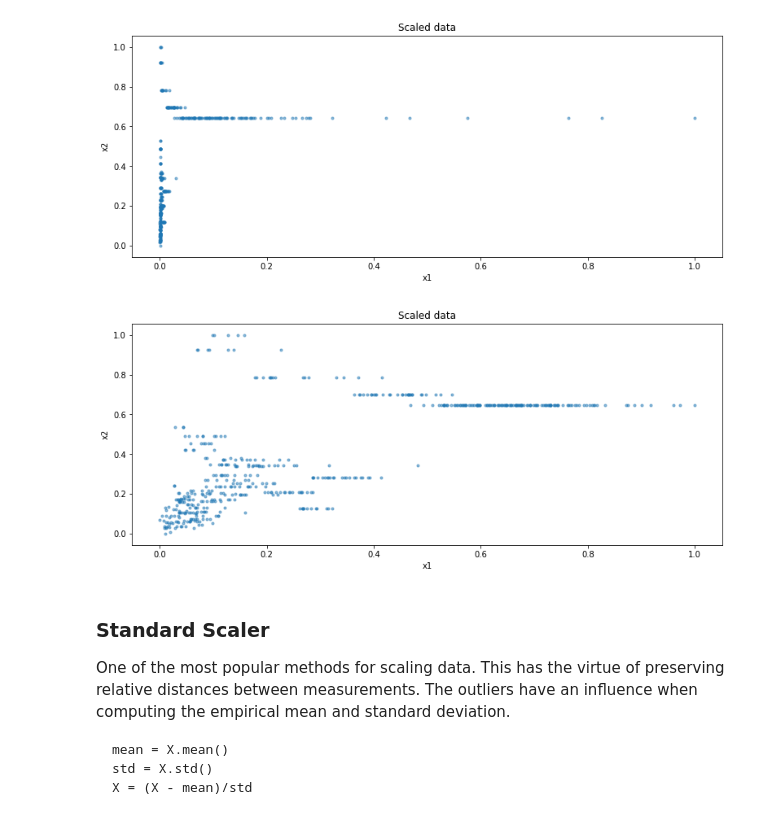
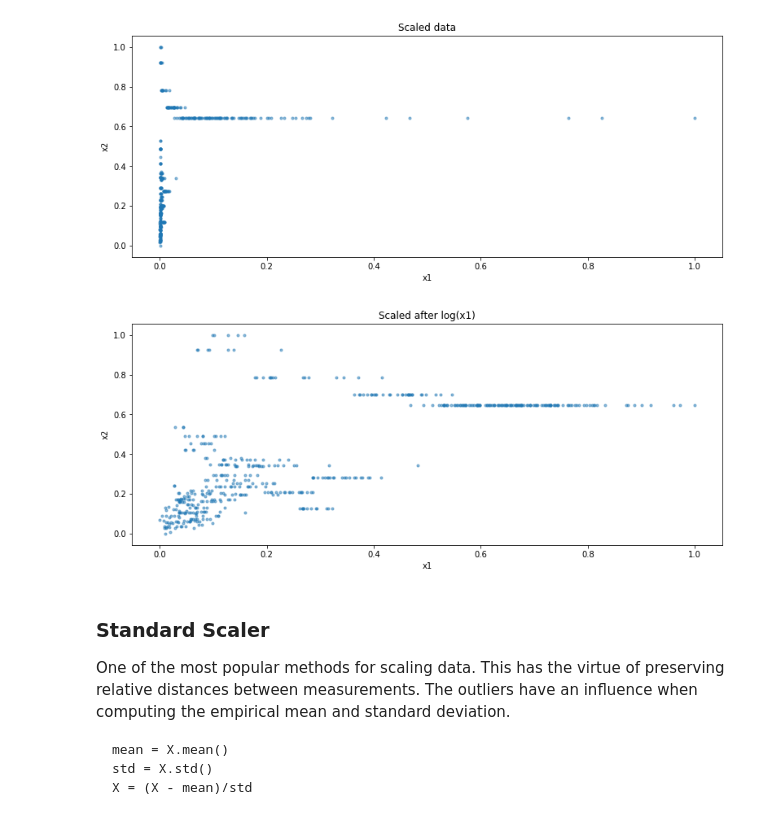
Before and after one commit to yanneta/ML-notebooks, a Jupyter notebook: feature_eng_lecture.ipynb, the cells around one changed output. Cells and saved outputs as stored; diff of their text form; code cells hidden in the pictures.

```diff
--- a/feature_eng_lecture.ipynb
+++ b/feature_eng_lecture.ipynb
@@ -215,10 +213,10 @@ x1 = X_train_scaled[:,0]
 x2 = X_train_scaled[:,1]
 
 
-def plot_x1_x2(x1, x2):
+def plot_x1_x2(x1, x2, title='Scaled data' ):
     area = np.pi*3
     plt.scatter(x1, x2, s=area, alpha=0.5)
-    plt.title('Scaled data')
+    plt.title(title)
     plt.xlabel('x1')
     plt.ylabel('x2')
     plt.show()
@@ -229,10 +227,10 @@ plot_x1_x2(x1, x2)
 # %%
 scaler = MinMaxScaler()
 X[:,0] = np.log(X[:,0] + 0.1)
 X_scaled = scaler.fit_transform(X.copy(), 4)
-plot_x1_x2(X_scaled[:,0], X_scaled[:,1])
+plot_x1_x2(X_scaled[:,0], X_scaled[:,1], title="Scaled after log(x1)")
 # %% [output]
-[figure, old version]
+[figure, new version]
 # %% [markdown]
 ### Standard Scaler
 One of the most popular methods for scaling data. This has the virtue of preserving relative distances between measurements. The outliers have an influence when computing the empirical mean and standard deviation.
```
Also changed, not shown: parts of 14 cells of this notebook, 1 other file.
